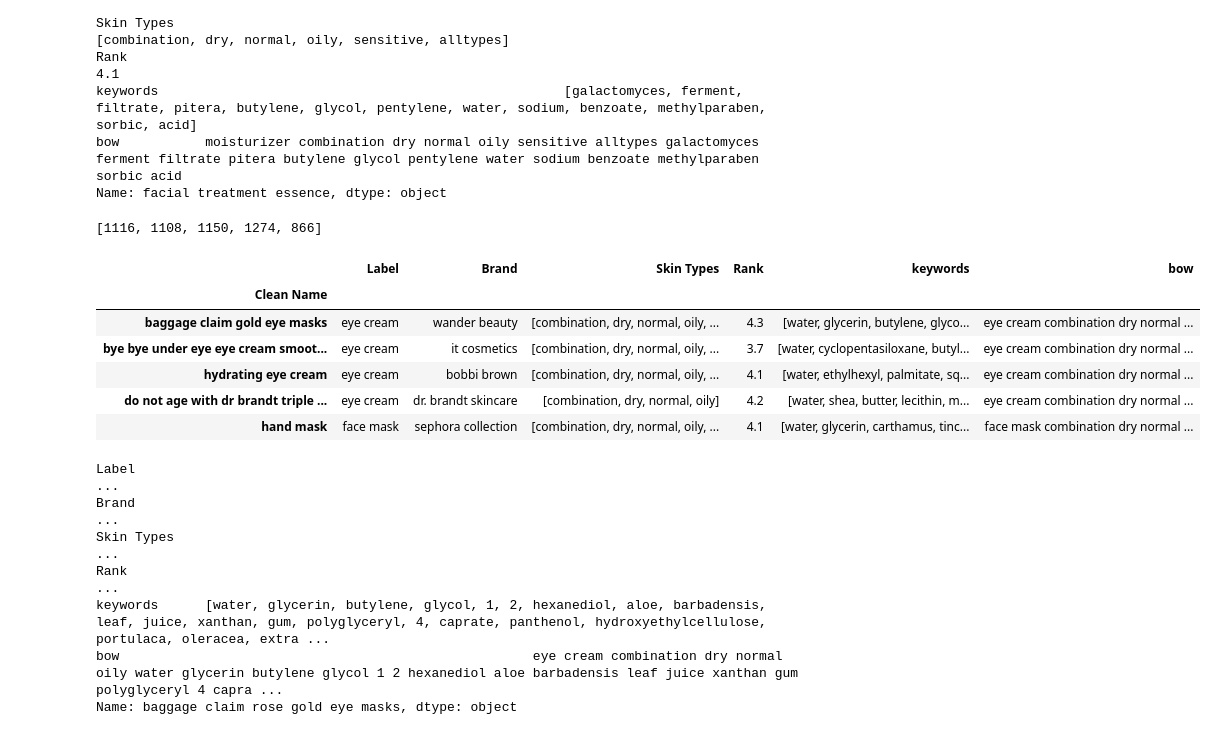
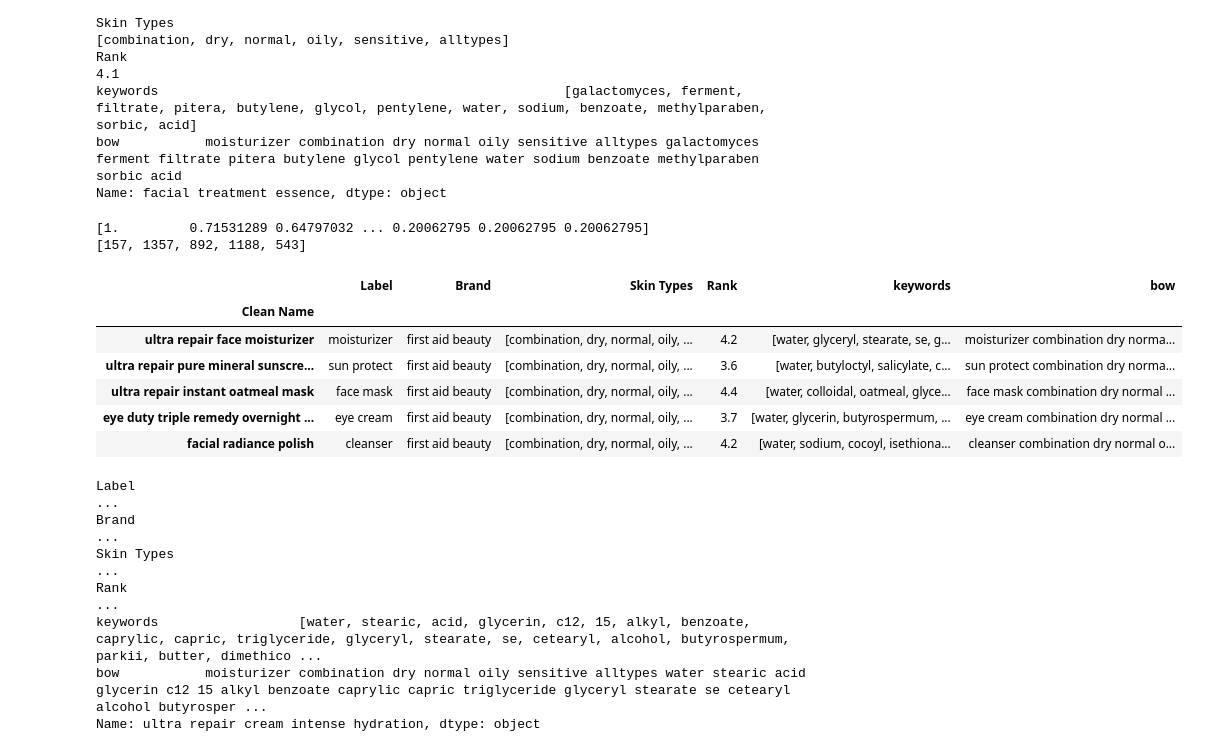
Before and after one commit to RocioAri/proyecto_final, a Jupyter notebook: proyecto.ipynb, the cells around one changed output. Saved outputs shown, nothing was run; the diff lists cells and outputs as text; code cells hidden in the pictures.

```diff
--- a/proyecto.ipynb
+++ b/proyecto.ipynb
@@ -286,16 +268,16 @@ dataframe.columns
 # %% [output]
 Index(['Label', 'Brand', 'Skin Types', 'Rank', 'keywords'], dtype='object')
 # %%
-without_rank = dataframe[['Label',  'Skin Types',  'keywords']]
+without_rank = dataframe_cosine[['Label', 'Skin Types', 'keywords']]
 columns  = without_rank.columns
-dataframe["bow"] = ""
+dataframe_cosine["bow"] = ""
 
-for index, row in dataframe.iterrows():
+for index, row in dataframe_cosine.iterrows():
     words = ""
     for column in columns:
         if isinstance(row[column], str):
             words = words + row[column] + " "
         if isinstance(row[column], list):
             words = words + " ".join(row[column])+ " "
-        dataframe.at[index, "bow"] = words
+        dataframe_cosine.at[index, "bow"] = words
 # %%
@@ -330,6 +312,6 @@ len(dataframe["bow"].iloc(0)[0].split(" "))
 # %%
 count = CountVectorizer()
-count_matrix = count.fit_transform(dataframe["bow"])
+count_matrix = count.fit_transform(dataframe_cosine["bow"])
 # %%
 count_matrix.shape
 # %% [output]
@@ -397,7 +375,7 @@ array([[1.        , 0.27850333, 0.17611749, ..., 0.22417942, 0.19944037,
        [0.22645541, 0.4472136 , 0.13826023, ..., 0.37712362, 0.42700841,
         1.        ]])
 # %%
-indices = pd.Series(dataframe.index)
+indices = pd.Series(dataframe_cosine.index)
 
 indices
 # %% [output]
@@ -451,33 +429,39 @@ def recommend_cosmetic(name, n = 5):
     recommended_list = []
     idx = indices[indices == name].index[0]
 
-    socre_series = pd.Series(cosine_sim[idx]).sort_values(ascending=False)
+    min_recommend_value = 0.2
 
-    top_n_indexes = list(socre_series.iloc[1:n+1].index)
+    score_series = pd.Series(cosine_sim[idx]).sort_values(ascending=False)
+    score_series = score_series[score_series >= min_recommend_value]
+    print(score_series.values)
+    top_n_indexes = list(score_series.iloc[1:n+1].index)
     print(top_n_indexes)
 
     for i in top_n_indexes:
-        recommended_list.append(list(dataframe.index)[i])
-    return dataframe.loc[recommended_list]
+
+        recommended_list.append(list(dataframe_cosine.index)[i])
+
+    return dataframe_cosine.loc[recommended_list]
 # %%
-name = "baggage claim rose gold eye masks"
+name = "ultra repair cream intense hydration"
 recommend_cosmetic(name)
 # %% [output]
-[1116, 1108, 1150, 1274, 866]
+[1.         0.71531289 0.64797032 ... 0.20062795 0.20062795 0.20062795]
+[157, 1357, 892, 1188, 543]
 |  | Label | Brand | Skin Types | Rank | keywords | bow |
 | Clean Name |  |  |  |  |  |  |
-| baggage claim gold eye masks | eye cream | wander beauty | [combination, dry, normal, oily, ... | 4.3 | [water, glycerin, butylene, glyco... | eye cream combination dry normal ... |
-| bye bye under eye eye cream smoot... | eye cream | it cosmetics | [combination, dry, normal, oily, ... | 3.7 | [water, cyclopentasiloxane, butyl... | eye cream combination dry normal ... |
-| hydrating eye cream | eye cream | bobbi brown | [combination, dry, normal, oily, ... | 4.1 | [water, ethylhexyl, palmitate, sq... | eye cream combination dry normal ... |
-| do not age with dr brandt triple ... | eye cream | dr. brandt skincare | [combination, dry, normal, oily] | 4.2 | [water, shea, butter, lecithin, m... | eye cream combination dry normal ... |
-| hand mask | face mask | sephora collection | [combination, dry, normal, oily, ... | 4.1 | [water, glycerin, carthamus, tinc... | face mask combination dry normal ... |
+| ultra repair face moisturizer | moisturizer | first aid beauty | [combination, dry, normal, oily, ... | 4.2 | [water, glyceryl, stearate, se, g... | moisturizer combination dry norma... |
+| ultra repair pure mineral sunscre... | sun protect | first aid beauty | [combination, dry, normal, oily, ... | 3.6 | [water, butyloctyl, salicylate, c... | sun protect combination dry norma... |
+| ultra repair instant oatmeal mask | face mask | first aid beauty | [combination, dry, normal, oily, ... | 4.4 | [water, colloidal, oatmeal, glyce... | face mask combination dry normal ... |
+| eye duty triple remedy overnight ... | eye cream | first aid beauty | [combination, dry, normal, oily, ... | 3.7 | [water, glycerin, butyrospermum, ... | eye cream combination dry normal ... |
+| facial radiance polish | cleanser | first aid beauty | [combination, dry, normal, oily, ... | 4.2 | [water, sodium, cocoyl, isethiona... | cleanser combination dry normal o... |
 # %%
-dataframe.loc[name]
+dataframe_cosine.loc[name]
 # %% [output]
 Label                                                                                                                                                                                                    ...
 Brand                                                                                                                                                                                                    ...
 Skin Types                                                                                                                                                                                               ...
 Rank                                                                                                                                                                                                     ...
-keywords      [water, glycerin, butylene, glycol, 1, 2, hexanediol, aloe, barbadensis, leaf, juice, xanthan, gum, polyglyceryl, 4, caprate, panthenol, hydroxyethylcellulose, portulaca, oleracea, extra ...
-bow                                                     eye cream combination dry normal oily water glycerin butylene glycol 1 2 hexanediol aloe barbadensis leaf juice xanthan gum polyglyceryl 4 capra ...
-Name: baggage claim rose gold eye masks, dtype: object
+keywords                  [water, stearic, acid, glycerin, c12, 15, alkyl, benzoate, caprylic, capric, triglyceride, glyceryl, stearate, se, cetearyl, alcohol, butyrospermum, parkii, butter, dimethico ...
+bow           moisturizer combination dry normal oily sensitive alltypes water stearic acid glycerin c12 15 alkyl benzoate caprylic capric triglyceride glyceryl stearate se cetearyl alcohol butyrosper ...
+Name: ultra repair cream intense hydration, dtype: object
```
Also changed, not shown: parts of 25 cells of this notebook.
